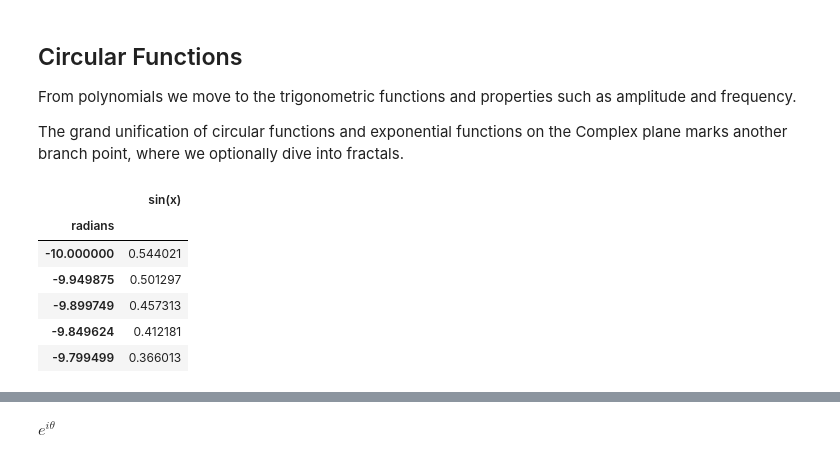
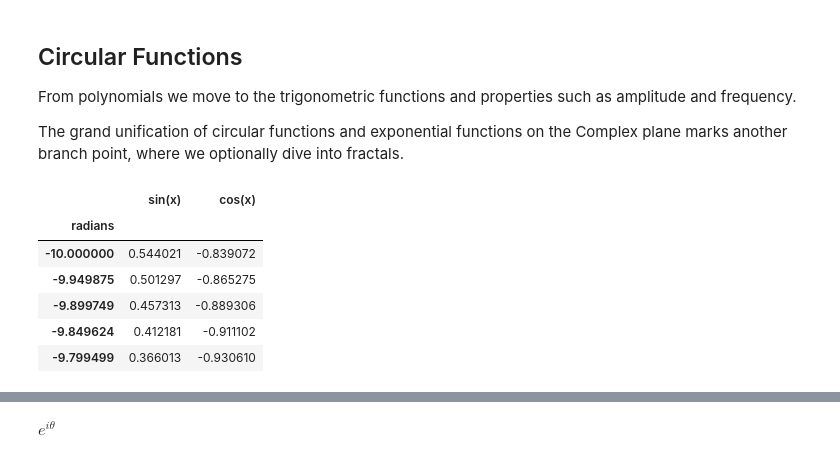
Before and after one commit to 4dsolutions/elite_school, a Jupyter notebook: ADS_highschool_math.ipynb, the cells around one changed output, grey strips where cells are left out. Saved outputs shown, nothing was run; the diff lists cells and outputs as text; code cells hidden in the pictures.

```diff
--- a/ADS_highschool_math.ipynb
+++ b/ADS_highschool_math.ipynb
@@ -127,15 +149,16 @@ From polynomials we move to the trigonometric functions and properties such as a
 The grand unification of circular functions and exponential functions on the Complex plane marks another branch point, where we optionally dive into fractals.
 # %%
 domain = np.linspace(-10, 10, 400)
-data_sin = pd.DataFrame({"sin(x)": np.sin(domain)},
+data_trig = pd.DataFrame({"sin(x)": np.sin(domain),
+                         "cos(x)": np.cos(domain)},
                       index = domain)
-data_sin.index.name = 'radians'
-data_sin.head()
+data_trig.index.name = 'radians'
+data_trig.head()
 # %% [output]
-|  | sin(x) |
-| radians |  |
-| -10.000000 | 0.544021 |
-| -9.949875 | 0.501297 |
-| -9.899749 | 0.457313 |
-| -9.849624 | 0.412181 |
-| -9.799499 | 0.366013 |
+|  | sin(x) | cos(x) |
+| radians |  |  |
+| -10.000000 | 0.544021 | -0.839072 |
+| -9.949875 | 0.501297 | -0.865275 |
+| -9.899749 | 0.457313 | -0.889306 |
+| -9.849624 | 0.412181 | -0.911102 |
+| -9.799499 | 0.366013 | -0.930610 |
```
Also changed, not shown: parts of 32 cells of this notebook.
